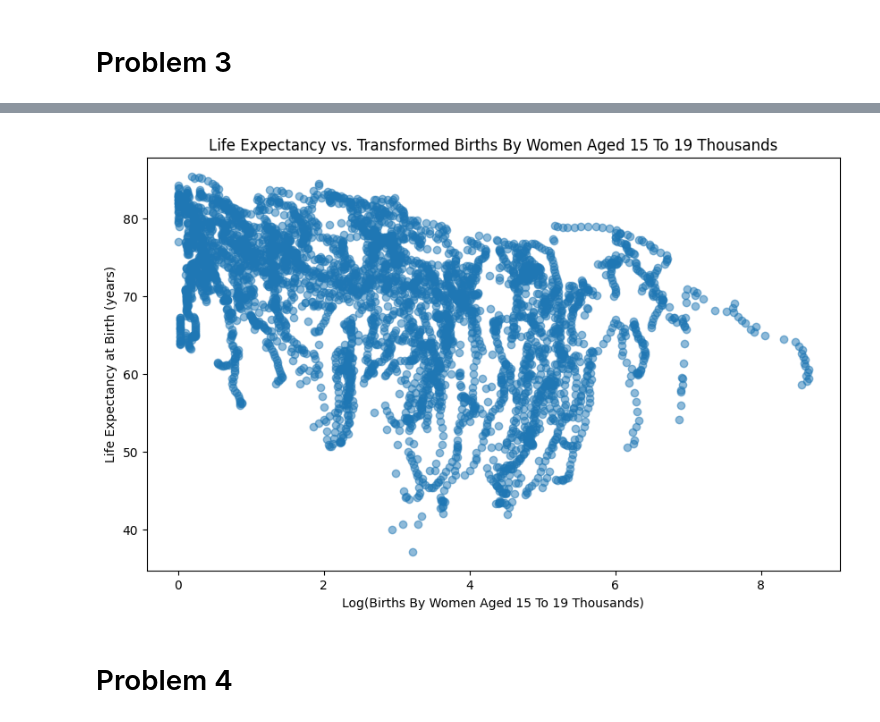
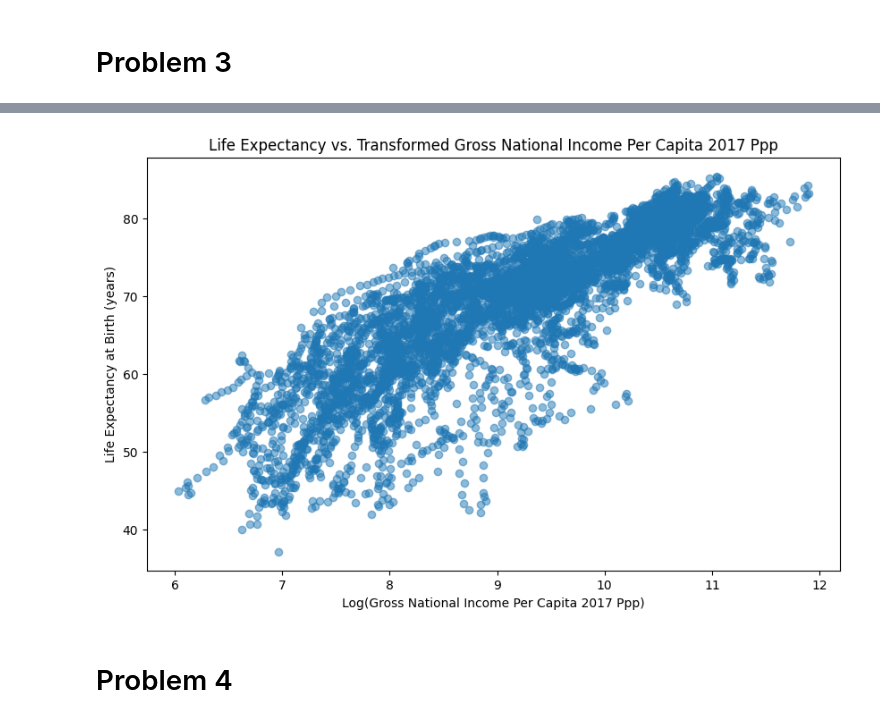
Before and after one commit to MahdiTheGreat/LifeExpectancy, a Jupyter notebook: life_expectancy.ipynb, the cells around one changed output, grey strips where cells are left out. Drawn from its saved outputs; the diff is of its cells as text; code cells hidden in the pictures.

```diff
--- a/life_expectancy.ipynb
+++ b/life_expectancy.ipynb
@@ -330,0 +360,4 @@ plt.show()
+# %%
+spearman_cm=df_new.corr(numeric_only=True,method='spearman')
+leb='life_expectancy_at_birth_both_sexes_years'
+correlation_heatmap(spearman_cm[[leb]].sort_values(ascending=False,by=leb),figsize=(5,10),name='LEB speaman Correlation with other features',save_dir='LEB_spearman_corr.pdf')
@@ -330,0 +366,4 @@ plt.show()
+# %%
+hdi='human_development_index'
+max_spearman_corr_var=spearman_cm[leb].drop([leb,hdi]).abs().idxmax()
+print(max_spearman_corr_var)
@@ -349,9 +412,8 @@ def find_best_transformation(X_var, y_var):
     results_df = pd.DataFrame(results)
     return results_df
 
-# Apply transformations
-X_var = X_train[candidate_variable]
-y_var = y_train
+X_var = df_new[max_spearman_corr_var]
+y_var = df_new[leb]
 
 transformation_results = find_best_transformation(X_var, y_var)
 transformation_results['abs_pearson_corr'] = transformation_results['pearson_corr'].abs()
@@ -380,17 +442,17 @@ Pearson Correlation after Transformation: -0.4457
 # %%
 # Apply the best transformation
 transformed_X_var = np.log(X_var + 1)
 
 # Plot the transformed variable against the target
 plt.figure(figsize=(10, 6))
 plt.scatter(transformed_X_var, y_var, alpha=0.5)
-plt.xlabel(f"{best_transformation['transformation'].title()}({candidate_variable.replace('_', ' ').title()})")
+plt.xlabel(f"{best_transformation['transformation'].title()}({max_spearman_corr_var.replace('_', ' ').title()})")
 plt.ylabel('Life Expectancy at Birth (years)')
-plt.title(f'Life Expectancy vs. Transformed {candidate_variable.replace("_", " ").title()}')
+plt.title(f'Life Expectancy vs. Transformed {max_spearman_corr_var.replace("_", " ").title()}')
 plt.savefig('births_leb_after.pdf', format='pdf')
 plt.show()
 # %% [output]
-[figure, old version]
+[figure, new version]
 # %% [markdown]
 # Problem 4
 # %%
```
Also changed, not shown: parts of 15 cells of this notebook.
